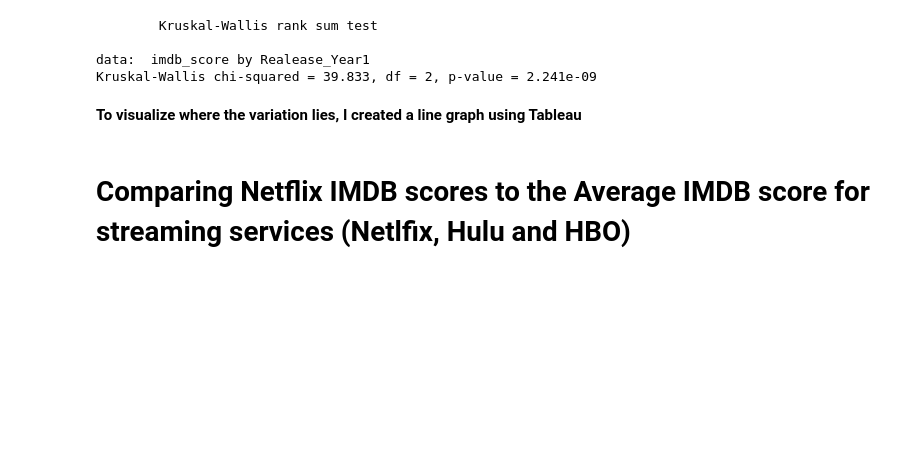
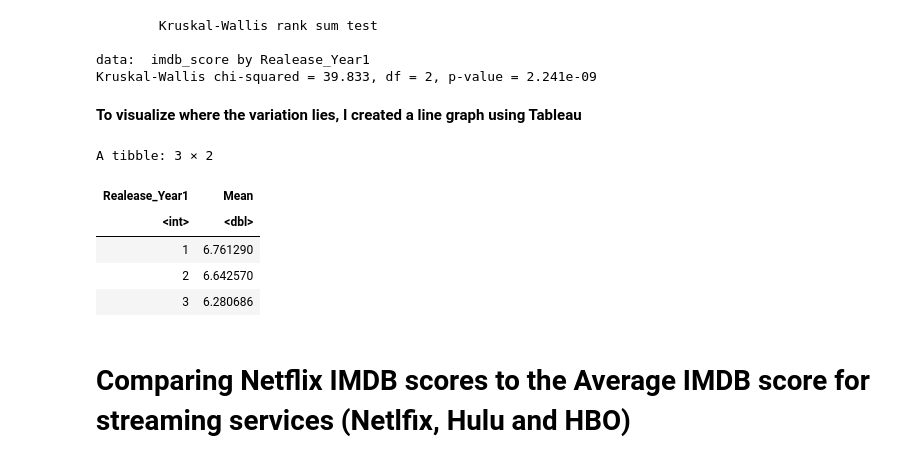
Before and after one commit to SummerEcho87/Group-Project-, a Jupyter notebook: Notebooks/Netflix Runtimes, IMDB and T-test.ipynb, the cells around one changed output. Saved outputs shown, nothing was run; the diff lists cells and outputs as text; code cells hidden in the pictures; blank space fills up the shorter version.

```diff
--- a/Notebooks/Netflix Runtimes, IMDB and T-test.ipynb
+++ b/Notebooks/Netflix Runtimes, IMDB and T-test.ipynb
@@ -386,6 +411,17 @@ data:  imdb_score by Realease_Year1
 Kruskal-Wallis chi-squared = 39.833, df = 2, p-value = 2.241e-09
 # %% [markdown]
 **To visualize where the variation lies, I created a line graph using Tableau**
+# %%
+IMDB_movies<- NetflixRMOVIE %>% group_by(Realease_Year1) %>% summarize(Mean = mean(imdb_score, na.rm = TRUE))
+# %%
+IMDB_movies
+# %% [output]
+A tibble: 3 × 2
+| Realease_Year1 | Mean |
+| <int> | <dbl> |
+| 1 | 6.761290 |
+| 2 | 6.642570 |
+| 3 | 6.280686 |
 # %% [markdown]
 # Comparing Netflix IMDB scores to the Average IMDB score for streaming services (Netlfix, Hulu and HBO)
 # %% [markdown]
```
Also changed, not shown: parts of 7 cells of this notebook.
